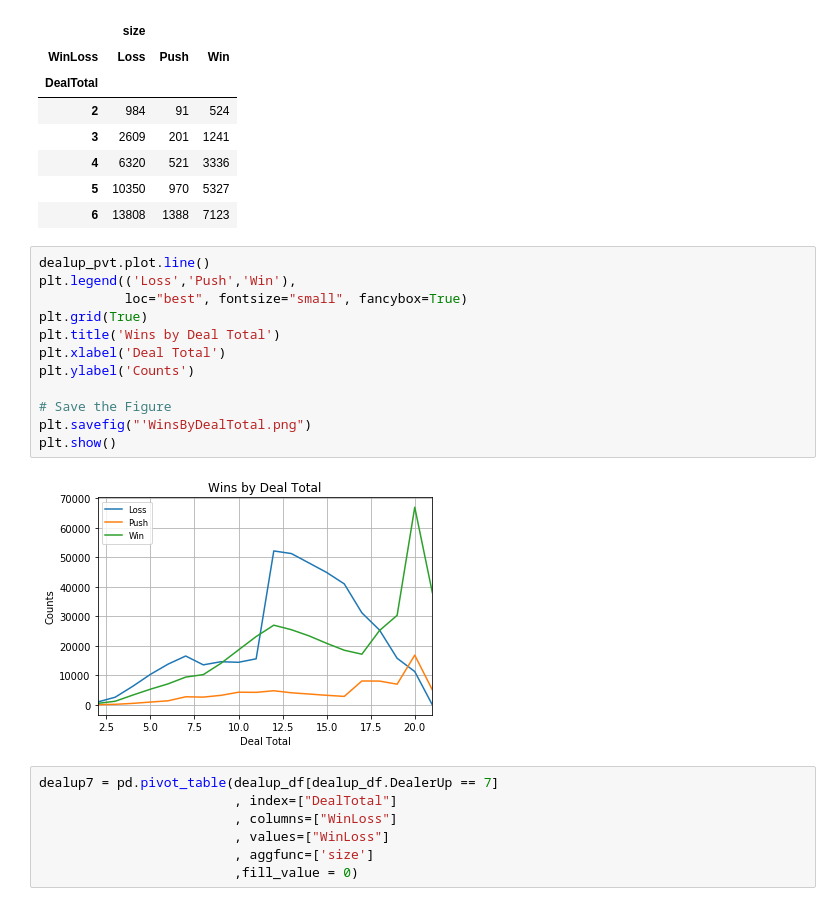
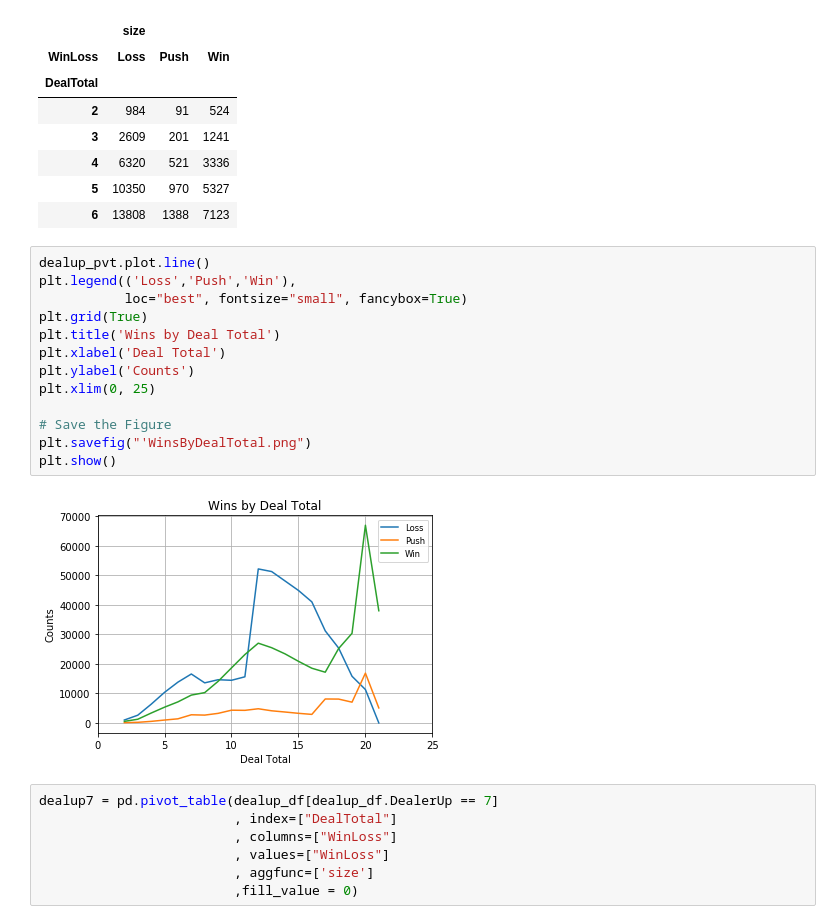
Before and after one commit to anirahul/Team_Carolina, a Jupyter notebook: blackjack(Delano).ipynb, the cells around one changed output. Drawn from its saved outputs; the diff is of its cells as text.

```diff
--- a/blackjack(Delano).ipynb
+++ b/blackjack(Delano).ipynb
@@ -58,17 +58,18 @@ dealup_pvt.head()
 # %%
 dealup_pvt.plot.line()
 plt.legend(('Loss','Push','Win'),
            loc="best", fontsize="small", fancybox=True)
 plt.grid(True)
 plt.title('Wins by Deal Total')
 plt.xlabel('Deal Total')
 plt.ylabel('Counts')
+plt.xlim(0, 25)
 
 # Save the Figure
 plt.savefig("'WinsByDealTotal.png")
 plt.show()
 # %% [output]
-[figure, old version]
+[figure, new version]
 # %%
 dealup7 = pd.pivot_table(dealup_df[dealup_df.DealerUp == 7]
                          , index=["DealTotal"]
```
Also changed, not shown: parts of 3 cells of this notebook.
